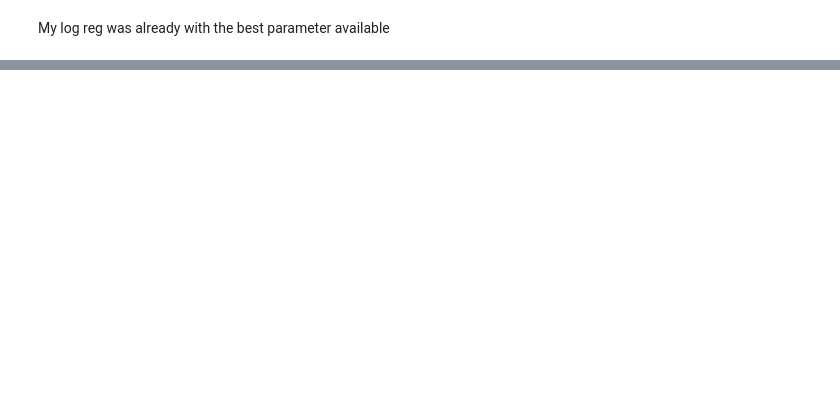
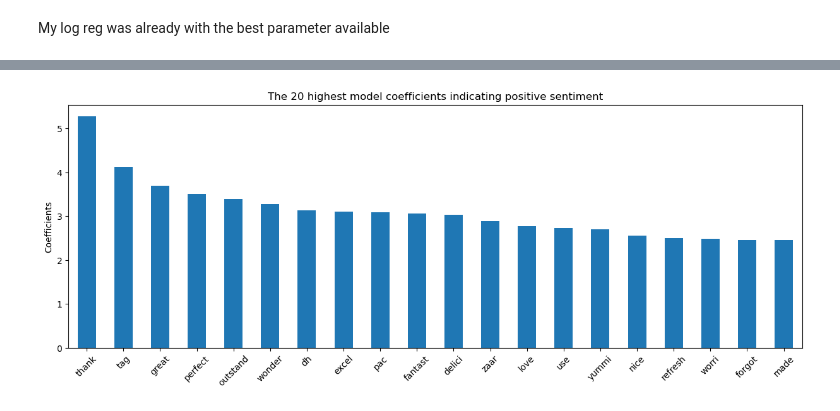
Before and after one commit to AJ-Gagliardo/recipe_recommendation, a Jupyter notebook: foodcom_sentiment_analysis.ipynb, the cells around one changed output, grey strips where cells are left out. Saved outputs shown, nothing was run; the diff lists cells and outputs as text; code cells hidden in the pictures; blank space fills up the shorter version.

```diff
--- a/foodcom_sentiment_analysis.ipynb
+++ b/foodcom_sentiment_analysis.ipynb
@@ -737,0 +802,13 @@ My log reg was already with the best parameter available
+# %%
+word_counts = pd.DataFrame(
+    {"coefficients": logreg.coef_[0]},
+    index=tfidf.get_feature_names()
+).sort_values("coefficients", ascending=False)
+
+word_counts.head(20).plot(kind="bar", figsize=(15, 5), legend=False)
+plt.title("The 20 highest model coefficients indicating positive sentiment")
+plt.ylabel("Coefficients")
+plt.xticks(rotation=45)
+plt.show()
+# %% [output]
+[figure, added]
```
Also changed, not shown: parts of 29 cells of this notebook.
